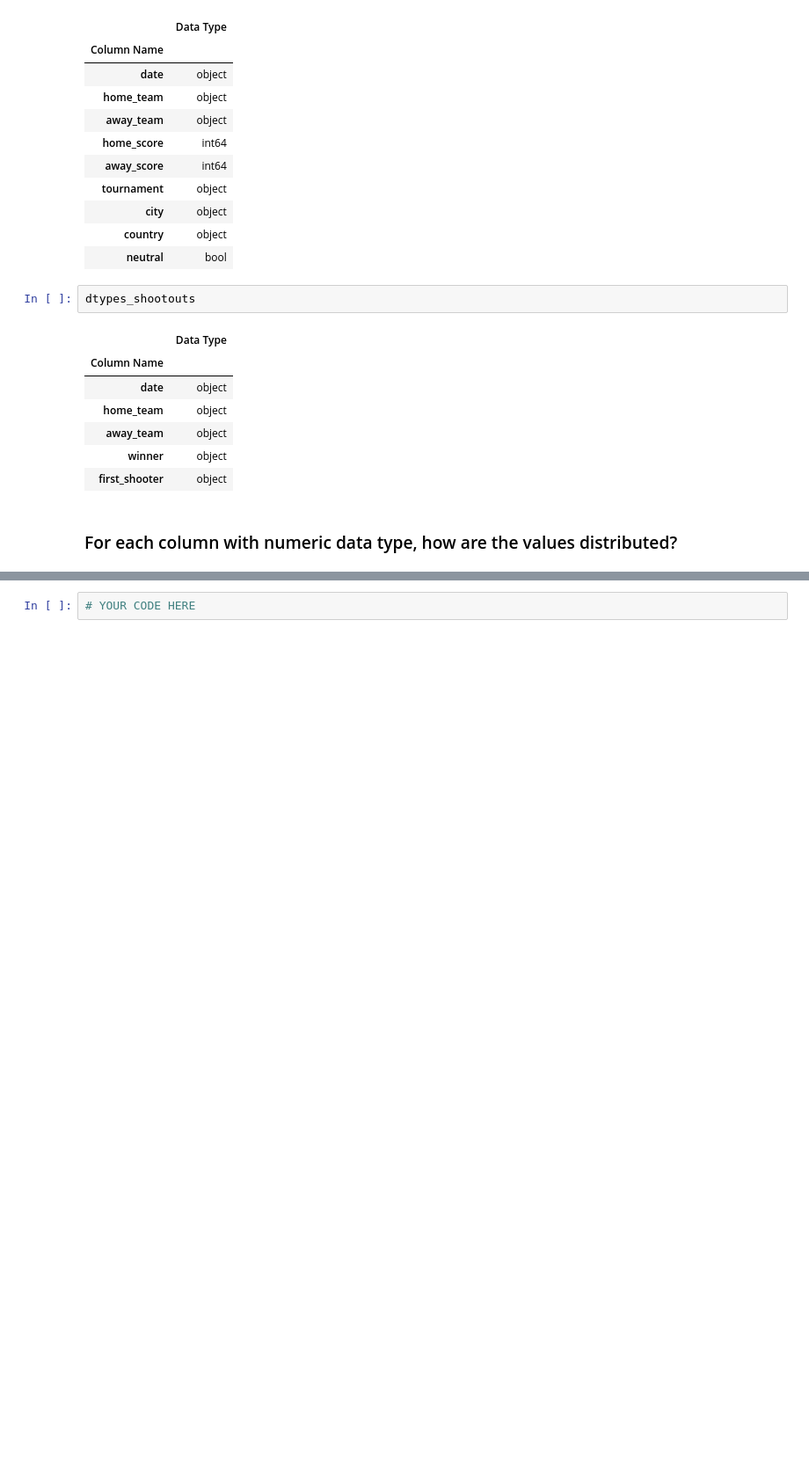
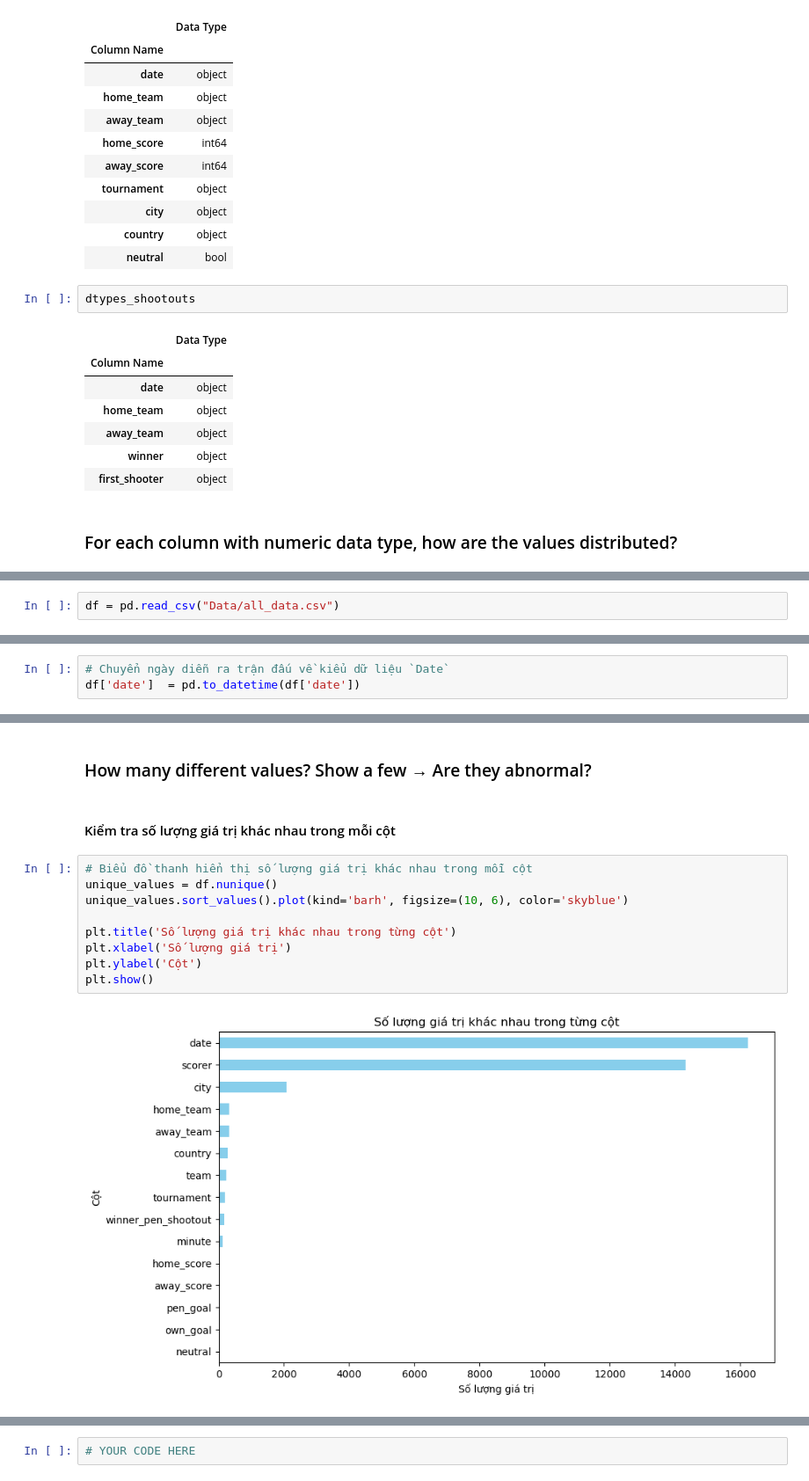
Before and after one commit to trgtanhh04/Programming4DS_Final, a Jupyter notebook: P4S.ipynb, the cells around one changed output, grey strips where cells are left out. Shown at 88% size. Drawn from its saved outputs; the diff is of its cells as text; blank space fills up the shorter version.

```diff
--- a/P4S.ipynb
+++ b/P4S.ipynb
@@ -337,0 +567,2 @@ You will save the results to a DataFrame `num_col_info_df`, where:
+# %%
+df = pd.read_csv("Data/all_data.csv")
@@ -337,0 +593,3 @@ You will save the results to a DataFrame `num_col_info_df`, where:
+# %%
+# Chuyển ngày diễn ra trận đấu về kiểu dữ liệu `Date`
+df['date']  = pd.to_datetime(df['date'])
@@ -337,0 +618,15 @@ You will save the results to a DataFrame `num_col_info_df`, where:
+# %% [markdown]
+### How many different values? Show a few → Are they abnormal?
+# %% [markdown]
+#### Kiểm tra số lượng giá trị khác nhau trong mỗi cột
+# %%
+# Biểu đồ thanh hiển thị số lượng giá trị khác nhau trong mỗi cột
+unique_values = df.nunique()
+unique_values.sort_values().plot(kind='barh', figsize=(10, 6), color='skyblue')
+
+plt.title('Số lượng giá trị khác nhau trong từng cột')
+plt.xlabel('Số lượng giá trị')
+plt.ylabel('Cột')
+plt.show()
+# %% [output]
+[figure, added]
```
Also changed, not shown: parts of 151 cells of this notebook.
